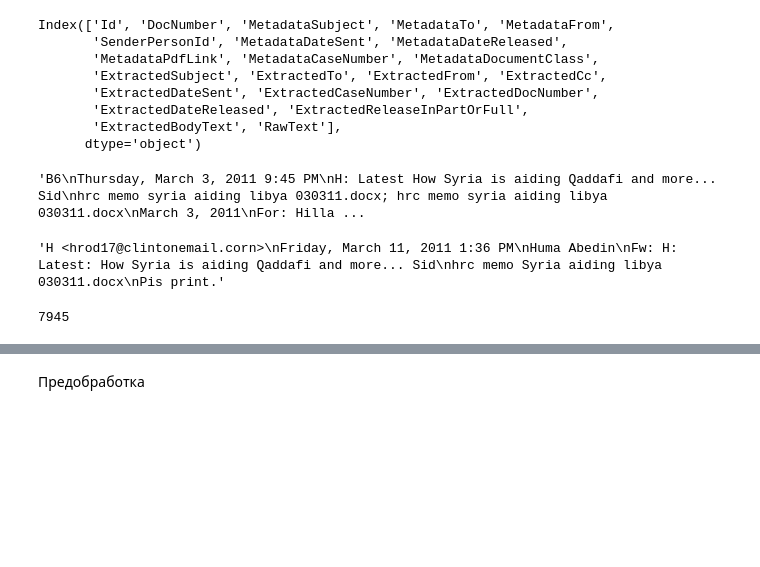
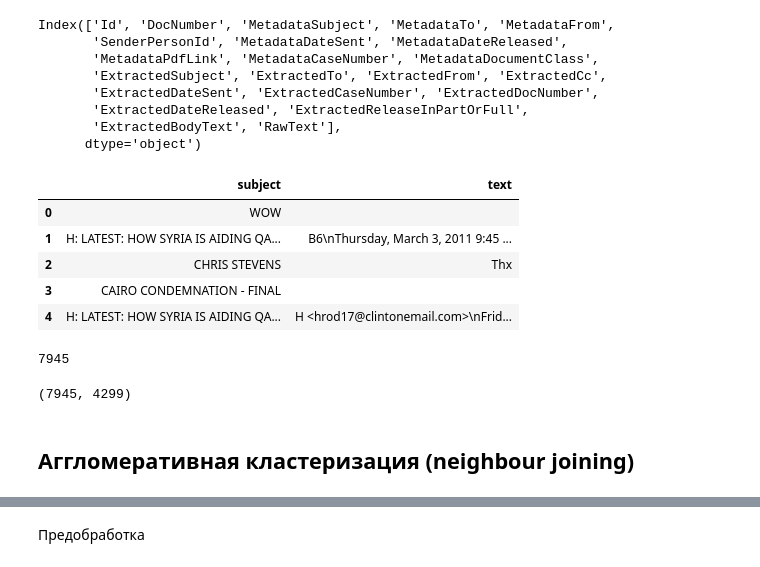
Before and after one commit to gagarinsname/NLP_MIPT, a Jupyter notebook: Task-2/Task-2.ipynb, the cells around one changed output, grey strips where cells are left out. Cells and saved outputs as stored; diff of their text form; code cells hidden in the pictures; blank space fills up the shorter version.

```diff
--- a/Task-2/Task-2.ipynb
+++ b/Task-2/Task-2.ipynb
@@ -41,7 +41,3 @@ Index(['Id', 'DocNumber', 'MetadataSubject', 'MetadataTo', 'MetadataFrom',
        'ExtractedDateReleased', 'ExtractedReleaseInPartOrFull',
        'ExtractedBodyText', 'RawText'],
       dtype='object')
-# %%
-emails.ExtractedBodyText.iloc[1]
-# %% [output]
-'B6\nThursday, March 3, 2011 9:45 PM\nH: Latest How Syria is aiding Qaddafi and more... Sid\nhrc memo syria aiding libya 030311.docx; hrc memo syria aiding libya 030311.docx\nMarch 3, 2011\nFor: Hilla ...
@@ -50,8 +44,17 @@ texts = [elem.ExtractedBodyText for elem in emails.itertuples()]
-# %%
-texts[7]
-# %% [output]
-'H <hrod17@clintonemail.corn>\nFriday, March 11, 2011 1:36 PM\nHuma Abedin\nFw: H: Latest: How Syria is aiding Qaddafi and more... Sid\nhrc memo Syria aiding libya 030311.docx\nPis print.'
-# %%
-len(texts)
-# %% [output]
-7945
+# %%
+data = pd.DataFrame(emails[['MetadataSubject', 'ExtractedBodyText']])
+data.columns = ['subject', 'text']
+data.text.fillna('', inplace=True)
+# %%
+data.head()
+# %% [output]
+|  | subject | text |
+| 0 | WOW |  |
+| 1 | H: LATEST: HOW SYRIA IS AIDING QA... | B6\nThursday, March 3, 2011 9:45 ... |
+| 2 | CHRIS STEVENS | Thx |
+| 3 | CAIRO CONDEMNATION - FINAL |  |
+| 4 | H: LATEST: HOW SYRIA IS AIDING QA... | H <hrod17@clintonemail.com>\nFrid... |
+# %%
+print(len(data))
+# %% [output]
+7945
@@ -57,0 +66,6 @@ len(texts)
+# %%
+print(object_feature.shape)
+# %% [output]
+(7945, 4299)
+# %% [markdown]
+## Аггломеративная кластеризация (neighbour joining)
```
Also changed, not shown: parts of 11 cells of this notebook.
